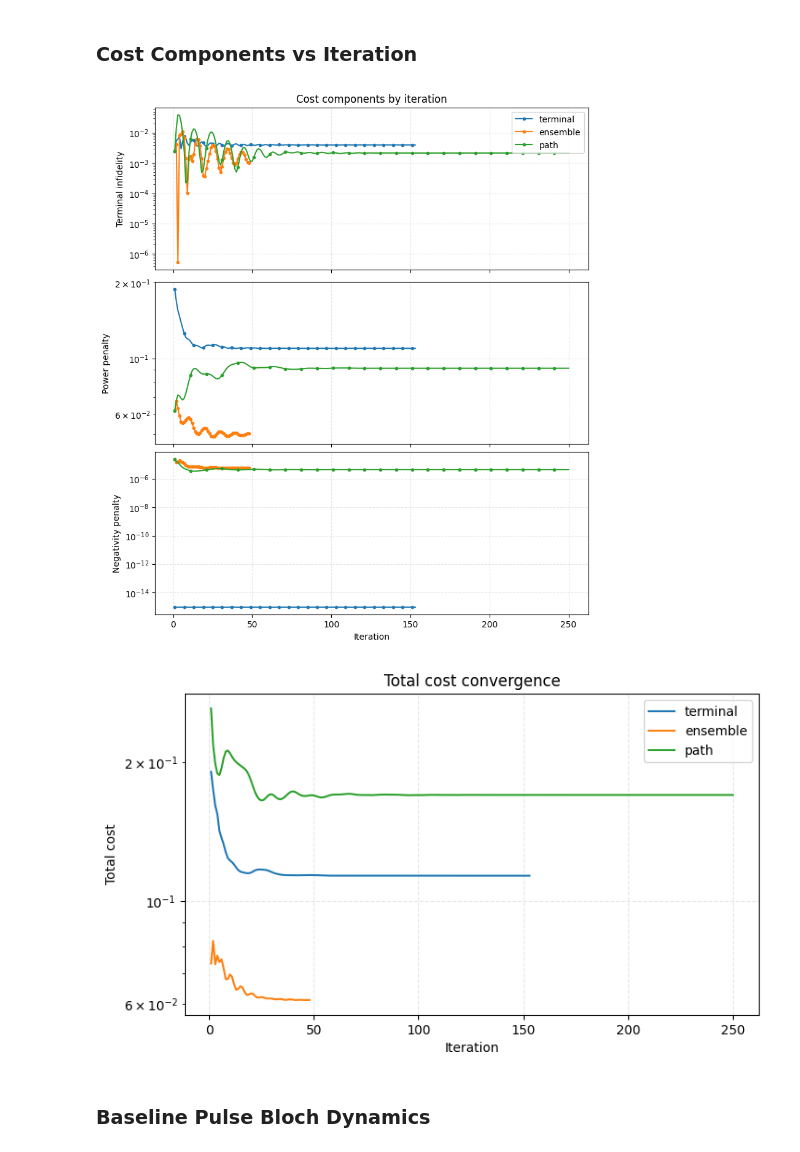
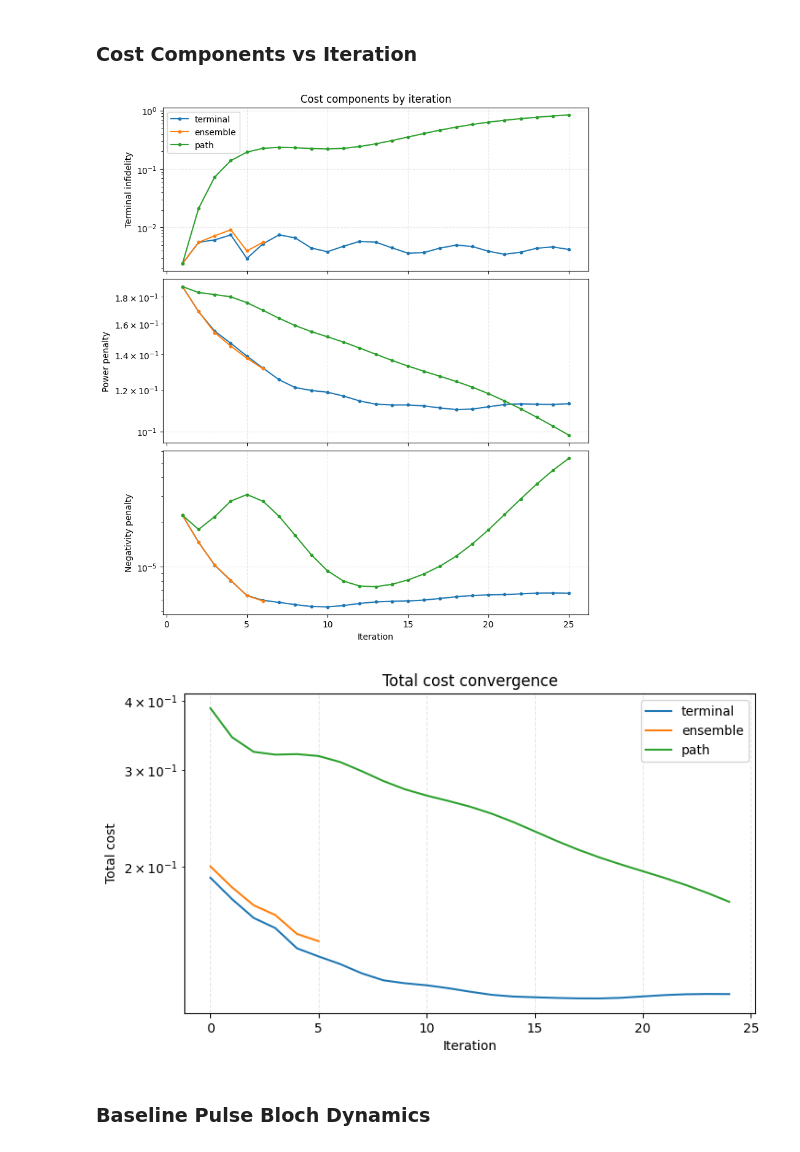
Before and after one commit to Zolti94/HB-GRAPE-qoc, a Jupyter notebook: notebooks/12_costfunction_types.ipynb, the cells around one changed output. Cells and saved outputs as stored; diff of their text form; code cells hidden in the pictures.

```diff
--- a/notebooks/12_costfunction_types.ipynb
+++ b/notebooks/12_costfunction_types.ipynb
@@ -32,10 +32,10 @@ from src.notebook_runners import (
 )
 # %%
 # Experiment parameters
-max_iters = 250
+max_iters = 25
 grad_tol = 1e-10
 rtol = 1e-10
-max_time_min = 1.0  # per optimizer runtime budget in minutes
+max_time_min = 0.10  # per optimizer runtime budget in minutes
 
 adam_learning_rate = 0.5
 beta1 = 0.9
@@ -285,28 +285,28 @@ else:
     axes[0].legend()
     plt.show()
 # %% [output]
-[figure, old version]
+[figure, new version]
 # %%
 # Total cost vs iteration (log scale)
 if not results:
     print('Run the Stage 1 cell to generate results first.')
 else:
     fig, ax = plt.subplots(figsize=(8, 4.5))
     for objective, res in results.items():
         history_total = res.history.get('total')
         if history_total is None or len(history_total) == 0:
             continue
         values = np.asarray(history_total, dtype=np.float64)
-        idx = np.arange(1, values.size + 1)
+        idx = np.arange(0, values.size )
         ax.semilogy(idx, np.maximum(values, 1e-15), label=objective)
     ax.set_xlabel('Iteration')
     ax.set_ylabel('Total cost')
     ax.set_title('Total cost convergence')
     ax.grid(True, linestyle='--', alpha=0.3)
     ax.legend()
     plt.show()
 # %% [output]
-[figure, old version]
+[figure, new version]
 # %% [markdown]
 ### Baseline Pulse Bloch Dynamics
 # %%
```
Also changed, not shown: parts of 8 cells of this notebook, 21 other files.
